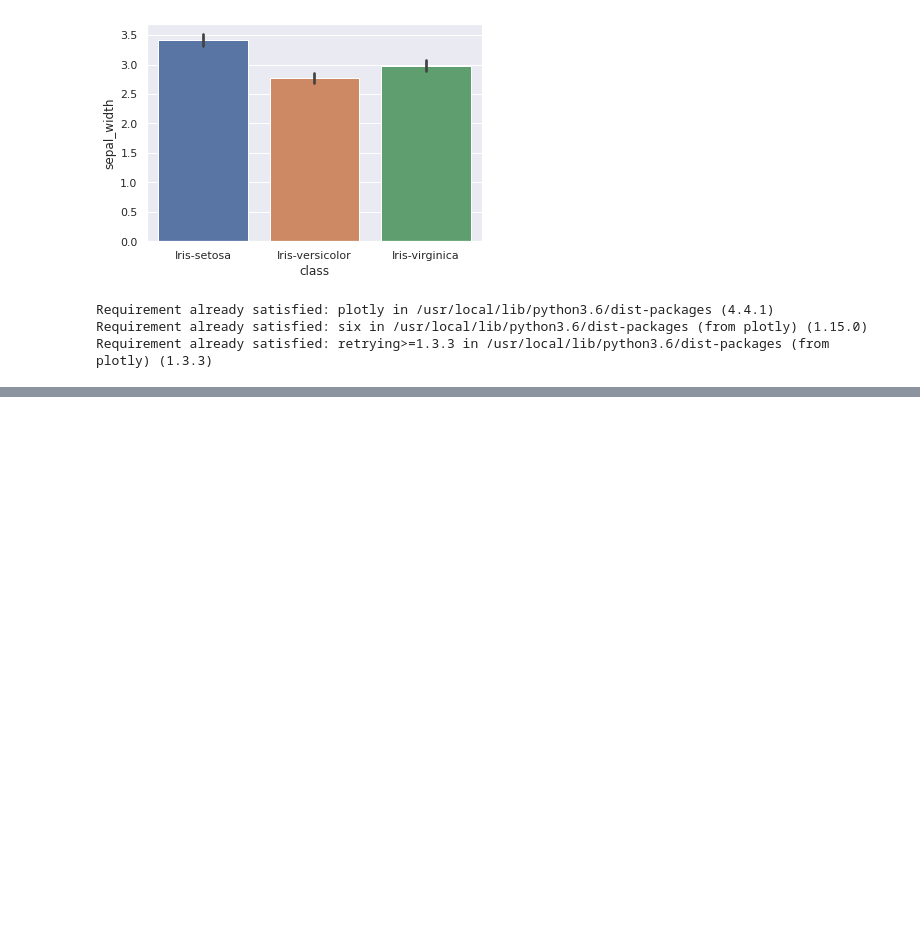
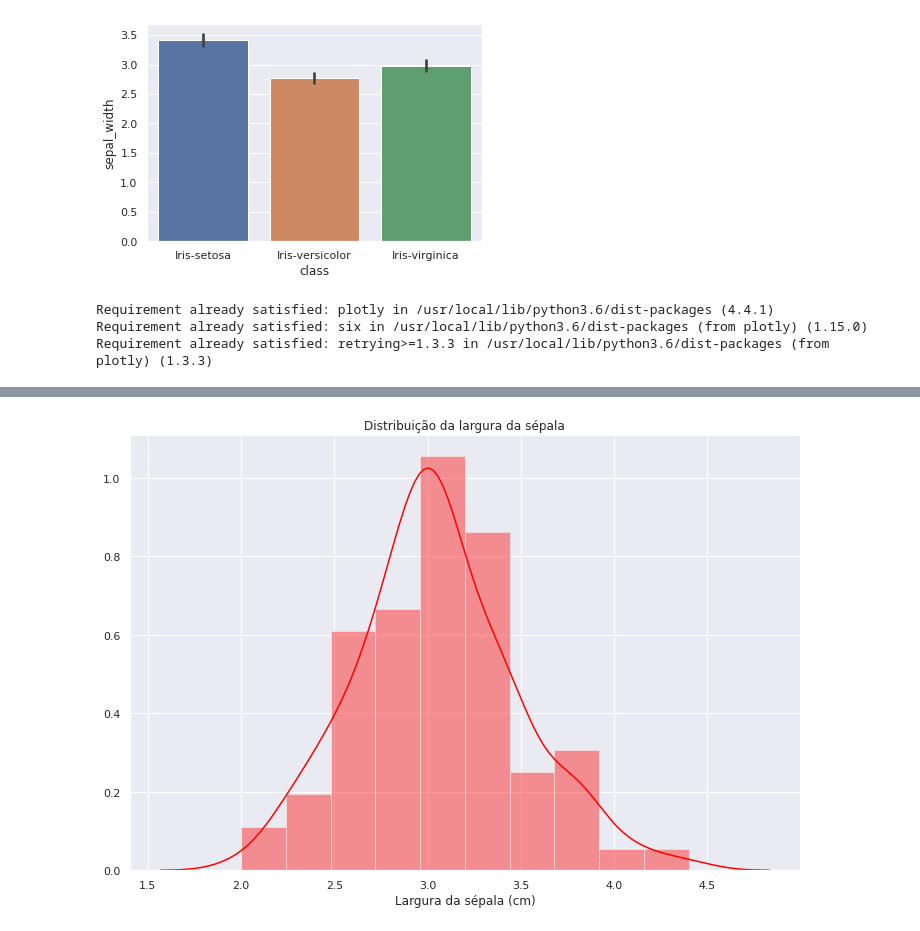
Before and after one commit to paulosalvatore/Ocean_Python_VisualizacaoDados_11_08_20, a Jupyter notebook: Python_VisualizacaoDados_Iris.ipynb, the cells around one changed output, grey strips where cells are left out. Drawn from its saved outputs; the diff is of its cells as text; code cells hidden in the pictures; blank space fills up the shorter version.

```diff
--- a/Python_VisualizacaoDados_Iris.ipynb
+++ b/Python_VisualizacaoDados_Iris.ipynb
@@ -90,0 +105,8 @@ ply.iplot([barra])
+# %%
+plt.figure(figsize=(12,8))
+sns.distplot(iris["sepal_width"], bins=10, kde=True, color='red')
+plt.title('Distribuição da largura da sépala')
+plt.xlabel('Largura da sépala (cm)')
+plt.show()
+# %% [output]
+[figure, added]
```
Also changed, not shown: parts of 5 cells of this notebook.
